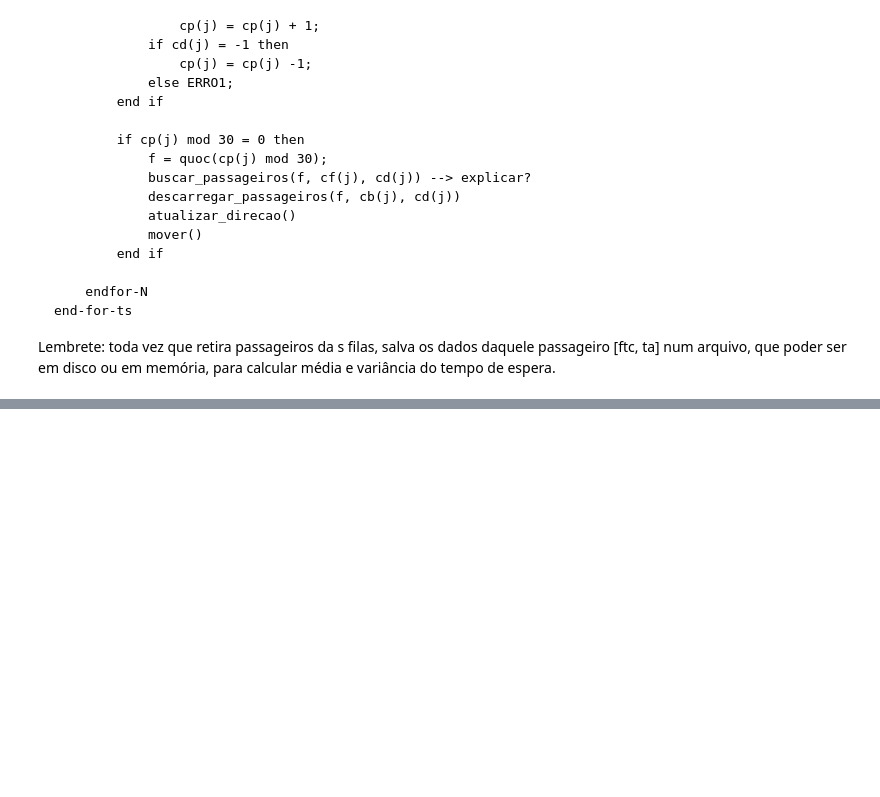
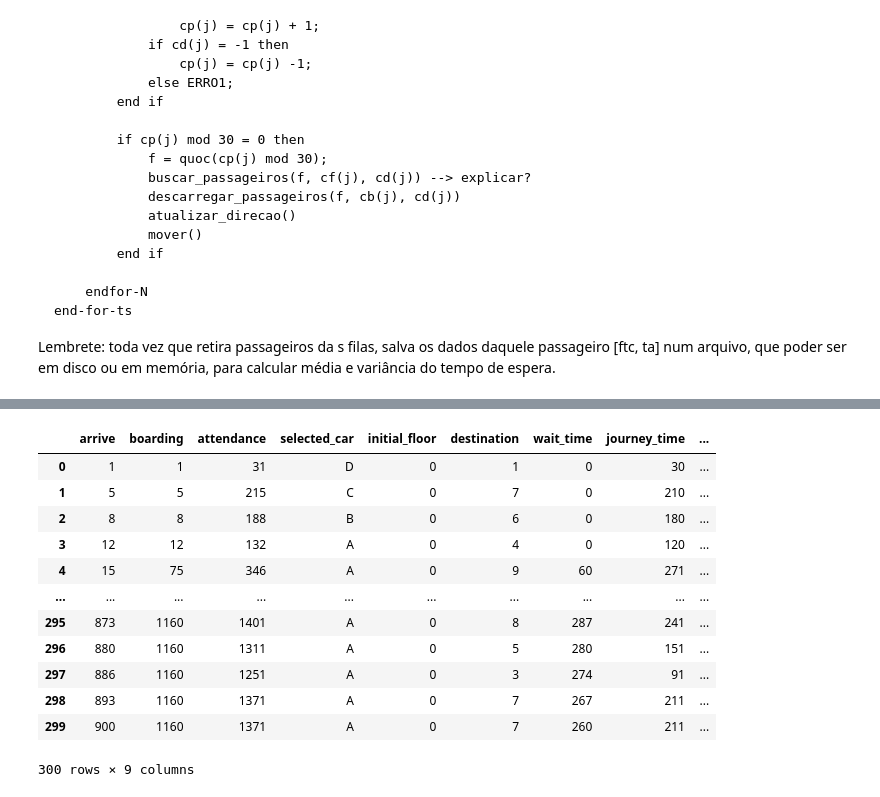
Before and after one commit to andrelfs01/elevadores, a Jupyter notebook: elevadores.ipynb, the cells around one changed output, grey strips where cells are left out. Saved outputs shown, nothing was run; the diff lists cells and outputs as text; code cells hidden in the pictures; blank space fills up the shorter version.

```diff
--- a/elevadores.ipynb
+++ b/elevadores.ipynb
@@ -391,16 +400,17 @@ class Passager:
 # %%
 #inicializacao 3600 iteracoes, 2 carros e 10 andares (0 a 9)
 timer = 3600
-floor_number = 10
-car_number = 2
+floor_number = 16
+car_number = 4
 lambda_value = 3 #0.0055
-simulation_type = 'DOWN_PEAK' # ['DOWN_PEAK', 'RANDOM', 'PURE_DOWN', 'PURE_UP']
+height_floor = 30
+simulation_type = 'PURE_UP' # ['DOWN_PEAK', 'RANDOM', 'PURE_DOWN', 'PURE_UP']
 
 passengers_served = []
 all_passengers = []
 cars = []
 floors = []
-names = ['A', 'B', 'C']
+names = ['A', 'B', 'C', 'D']
 for x in range(car_number):
     cars.append(Car(name = names[x], pressed_buttons = [], passengers = [] , car_passengers_waiting = set()))
 
@@ -454,9 +446,9 @@ def select_best_car(floor):
     #substituir carro mais proximo
     smaller = 999999999
     for c in cars:
-        if abs(floor.number - (c.car_position/30)) <= smaller:
-            smaller = abs(floor.number - (c.car_position/30))
-            #print("floor {} - car: {} - name {}".format(floor.number, c.car_position/30, c.name))
+        if abs(floor.number - (c.car_position/height_floor)) <= smaller:
+            smaller = abs(floor.number - (c.car_position/height_floor))
+            #print("floor {} - car: {} - name {}".format(floor.number, c.car_position/height_floor, c.name))
             min_dist = c
     return min_dist
 # %%
@@ -496,12 +477,12 @@ for iteration in range(timer):
     car = None
     selected_car = None
     for floor in floors:
-        if (iteration % 30 == 0):
+        if (iteration % 1 == 0):
             printar_andar(floor)
         #print("Andar {} - fila {}".format(floor.number, floor.passengers_queue))
         res = type(floor.passagers_next_flow) is tuple
         if (res):
-            print(floor.passagers_next_flow, floor.number)
+            #print(floor.passagers_next_flow, floor.number)
             tuple_direction = floor.passagers_next_flow[1]
             floor.passagers_next_flow = floor.passagers_next_flow[0]
 
@@ -524,7 +505,7 @@ for iteration in range(timer):
                 d = floor.pure_up_destination()
             elif (simulation_type == 'DOWN_PEAK'):
                 floor.passagers_next_flow = down_peak_flow(simulation, floor.number, iteration)
-                print(floor.number, tuple_direction)
+                #print(floor.number, tuple_direction)
                 d = floor.down_peak_destination(tuple_direction)
 
             selected_car = select_best_car(floor)
@@ -538,10 +519,10 @@ for iteration in range(timer):
 
     for car in cars:
         car.temporizer = iteration
-        if (iteration % 30 == 0):
+        if (iteration % 1 == 0):
             printar_carro(car)
 
-        if (car.car_position % 30 != 0):
+        if (car.car_position % height_floor != 0):
             if (car.car_direction == 1):
                 car.car_position += 1
             elif (car.car_direction == -1):
@@ -549,14 +530,14 @@ for iteration in range(timer):
             else:
                 print("ERROR1")
 
-        elif (car.car_position % 30 == 0):
+        elif (car.car_position % height_floor == 0):
 
-            f = int(car.car_position/30)
+            f = int(car.car_position/height_floor)
             floor = floors[f]
             car.car_action(floor)
-            #print("Carro: {} - Andar {} - fila de passageiros {} - fila de andares {}".format(car.name, int(car.car_position/30), car.pressed_buttons, car.car_passengers_waiting))
+            #print("Carro: {} - Andar {} - fila de passageiros {} - fila de andares {}".format(car.name, int(car.car_position/height_floor), car.pressed_buttons, car.car_passengers_waiting))
             if (car.car_direction == 1):
-                if (car.car_position == 270):
+                if (car.car_position == len(floors)*height_floor):
                     pass
                 else:
                     car.car_position += 1
@@ -568,7 +549,8 @@ for iteration in range(timer):
             elif (len(car.pressed_buttons) == 0 and len(car.car_passengers_waiting) == 0):
                 pass
             else:
-                print("ERROR1.1")
+                car.car_direction = 0
+                #print("ERROR1.1")
 
 #print(passengers_served)
 result_df = make_analyzes(passengers_served)
@@ -676 +659,3 @@ time  direction
 Name: arrive, dtype: int64
+# %%
+all_df = make_analyzes(all_passengers)
@@ -676,0 +680,16 @@ Name: arrive, dtype: int64
+# %%
+all_df
+# %% [output]
+|  | arrive | boarding | attendance | selected_car | initial_floor | destination | wait_time | journey_time | ... |
+| 0 | 1 | 1 | 31 | D | 0 | 1 | 0 | 30 | ... |
+| 1 | 5 | 5 | 215 | C | 0 | 7 | 0 | 210 | ... |
+| 2 | 8 | 8 | 188 | B | 0 | 6 | 0 | 180 | ... |
+| 3 | 12 | 12 | 132 | A | 0 | 4 | 0 | 120 | ... |
+| 4 | 15 | 75 | 346 | A | 0 | 9 | 60 | 271 | ... |
+| ... | ... | ... | ... | ... | ... | ... | ... | ... | ... |
+| 295 | 873 | 1160 | 1401 | A | 0 | 8 | 287 | 241 | ... |
+| 296 | 880 | 1160 | 1311 | A | 0 | 5 | 280 | 151 | ... |
+| 297 | 886 | 1160 | 1251 | A | 0 | 3 | 274 | 91 | ... |
+| 298 | 893 | 1160 | 1371 | A | 0 | 7 | 267 | 211 | ... |
+| 299 | 900 | 1160 | 1371 | A | 0 | 7 | 260 | 211 | ... |
+300 rows × 9 columns
```
Also changed, not shown: parts of 11 cells of this notebook.
